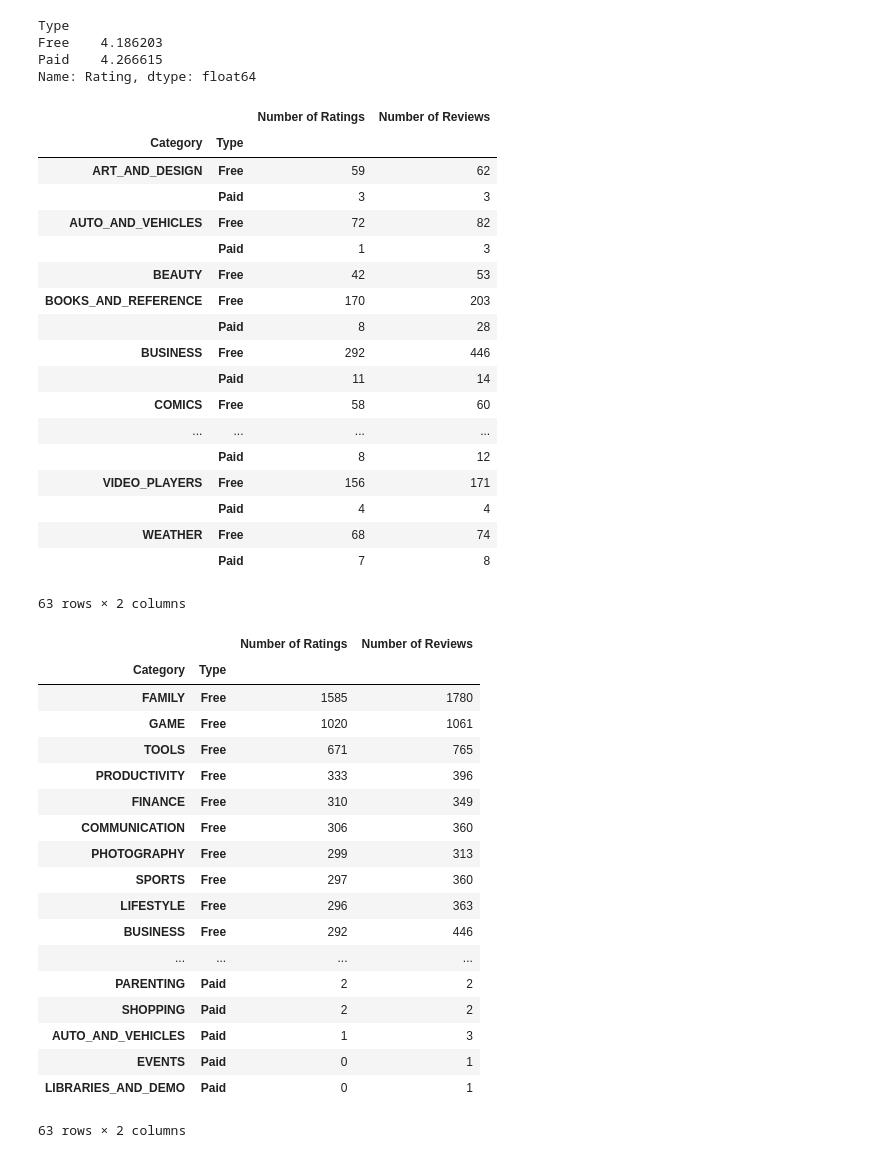
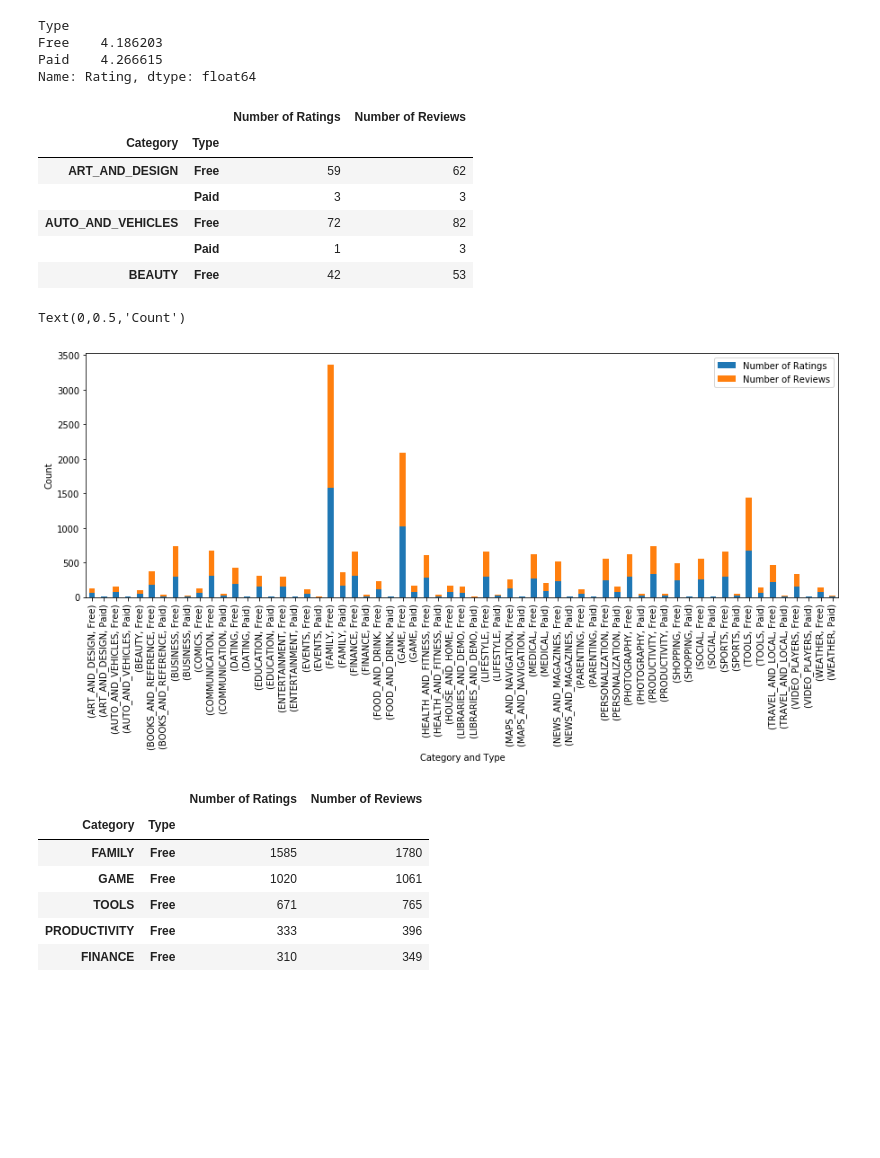
Before and after one commit to hgfowler08/google_play_store, a Jupyter notebook: google_store.ipynb, the cells around one changed output. Saved outputs shown, nothing was run; the diff lists cells and outputs as text; code cells hidden in the pictures; blank space fills up the shorter version.

```diff
--- a/google_store.ipynb
+++ b/google_store.ipynb
@@ -19,3 +20,9 @@ items_df.head()
 | 2 | U Launcher Lite – FREE Live Cool ... | ART_AND_DESIGN | 4.7 | 87510.0 | 8.7M | 5,000,000+ | Free | 0 | Everyone | Art & Design | ... |
 | 3 | Sketch - Draw & Paint | ART_AND_DESIGN | 4.5 | 215644.0 | 25M | 50,000,000+ | Free | 0 | Teen | Art & Design | ... |
 | 4 | Pixel Draw - Number Art Coloring ... | ART_AND_DESIGN | 4.3 | 967.0 | 2.8M | 100,000+ | Free | 0 | Everyone | Art & Design;Creativity | ... |
+# %%
+# Select install column
+# Remove + sign from each entry
+
+items_df['Installs'] = items_df['Installs'].str.replace(r'\D','').astype(float)
+items_df.head()
@@ -393,33 +436,28 @@ Name: Rating, dtype: float64
 # %%
 cate_type = items_df.groupby(['Category', 'Type'])
 num_rate = cate_type['Rating'].count()
 num_rev = cate_type['Reviews'].count()
 
 ct_df = pd.DataFrame({"Number of Ratings": num_rate, "Number of Reviews": num_rev})
-ct_df
+ct_df.head()
 # %% [output]
 |  |  | Number of Ratings | Number of Reviews |
 | Category | Type |  |  |
 | ART_AND_DESIGN | Free | 59 | 62 |
 |  | Paid | 3 | 3 |
 | AUTO_AND_VEHICLES | Free | 72 | 82 |
 |  | Paid | 1 | 3 |
 | BEAUTY | Free | 42 | 53 |
-| BOOKS_AND_REFERENCE | Free | 170 | 203 |
-|  | Paid | 8 | 28 |
-| BUSINESS | Free | 292 | 446 |
-|  | Paid | 11 | 14 |
-| COMICS | Free | 58 | 60 |
-| ... | ... | ... | ... |
-|  | Paid | 8 | 12 |
-| VIDEO_PLAYERS | Free | 156 | 171 |
-|  | Paid | 4 | 4 |
-| WEATHER | Free | 68 | 74 |
-|  | Paid | 7 | 8 |
-63 rows × 2 columns
+# %%
+ct_df.plot(kind='bar', stacked=True, figsize=(15,5))
+plt.xlabel('Category and Type')
+plt.ylabel('Count')
+# %% [output]
+Text(0,0.5,'Count')
+[figure, added]
 # %%
 top_cate_type = ct_df.sort_values(by=['Number of Ratings', 'Number of Reviews'], ascending=False)
-top_cate_type
+top_cate_type.head()
 # %% [output]
 |  |  | Number of Ratings | Number of Reviews |
 | Category | Type |  |  |
@@ -428,15 +466,3 @@ top_cate_type
 | TOOLS | Free | 671 | 765 |
 | PRODUCTIVITY | Free | 333 | 396 |
 | FINANCE | Free | 310 | 349 |
-| COMMUNICATION | Free | 306 | 360 |
-| PHOTOGRAPHY | Free | 299 | 313 |
-| SPORTS | Free | 297 | 360 |
-| LIFESTYLE | Free | 296 | 363 |
-| BUSINESS | Free | 292 | 446 |
-| ... | ... | ... | ... |
-| PARENTING | Paid | 2 | 2 |
-| SHOPPING | Paid | 2 | 2 |
-| AUTO_AND_VEHICLES | Paid | 1 | 3 |
-| EVENTS | Paid | 0 | 1 |
-| LIBRARIES_AND_DEMO | Paid | 0 | 1 |
-63 rows × 2 columns
```
Also changed, not shown: parts of 10 cells of this notebook.
